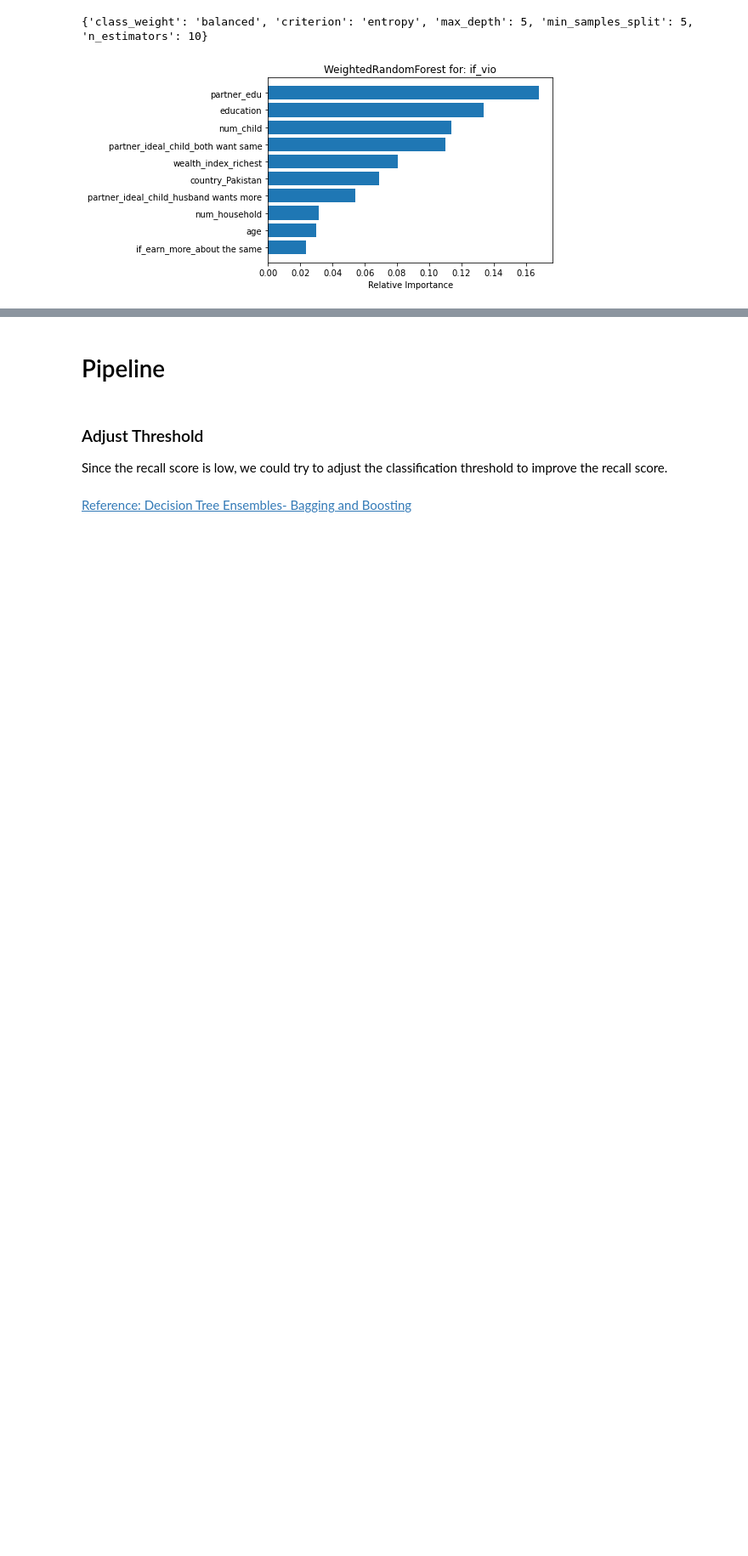
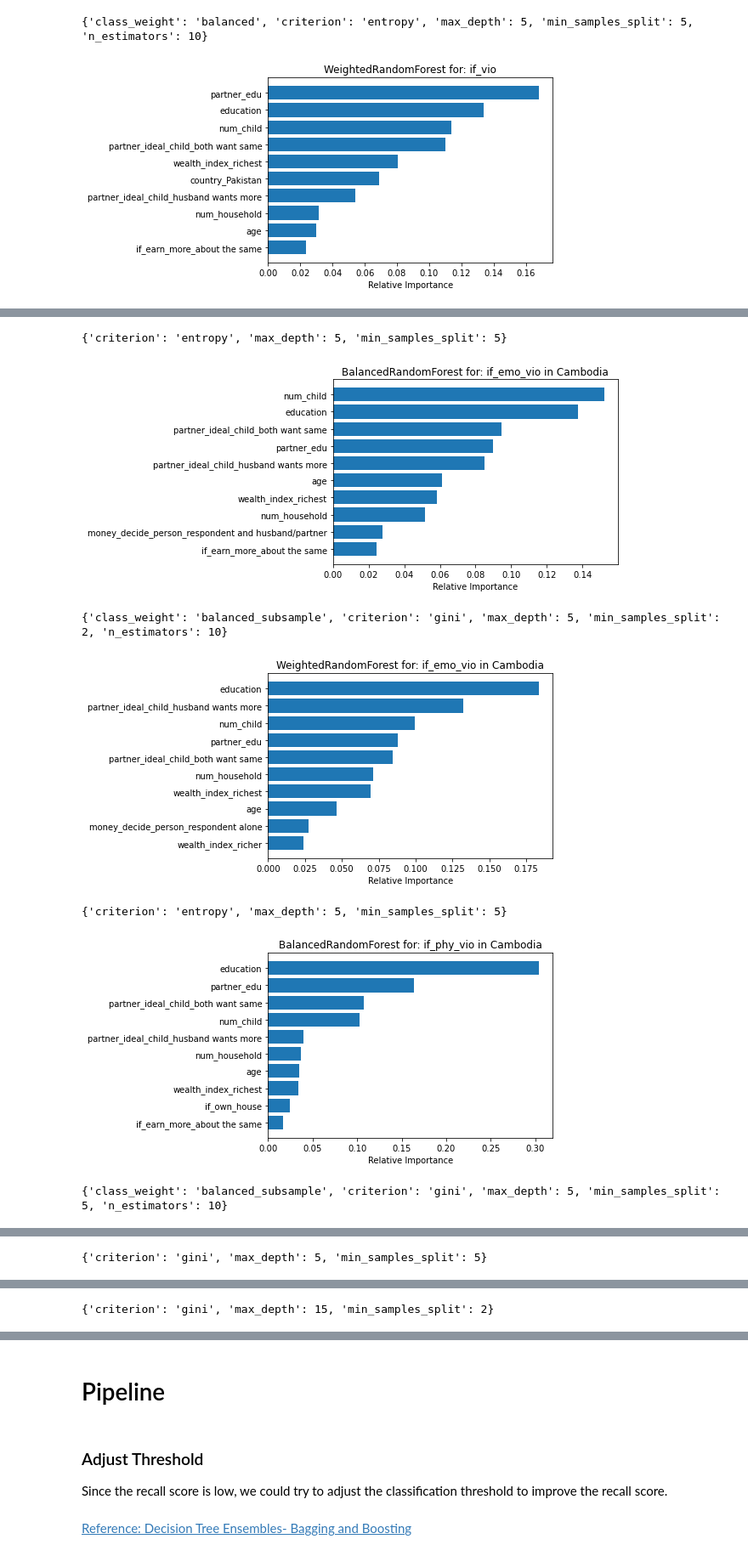
Before and after one commit to keiraou/ML-final-project, a Jupyter notebook: Tree_ensembles_analysis.ipynb, the cells around one changed output, grey strips where cells are left out. Shown: that part at 85% size. Drawn from its saved outputs; the diff is of its cells as text; code cells hidden in the pictures; blank space fills up the shorter version.

```diff
--- a/Tree_ensembles_analysis.ipynb
+++ b/Tree_ensembles_analysis.ipynb
@@ -305,0 +308,10 @@ best_models.to_csv('model_result/best_model_test_result_tree_5combined')
+# %%
+NUMERIC_FEATURES = ['age','education','num_household','num_child',
+                    'partner_edu','if_own_house','if_employment_current']
+CATGORICAL_FEATURES = ['if_urban','wealth_index','if_earn_more','sex_head_household',
+              'partner_ideal_child','money_decide_person']
+FEATURES = NUMERIC_FEATURES + CATGORICAL_FEATURES
+TARGET_LST = ['if_emo_vio', 'if_phy_vio', 'if_sex_vio', 'if_vio']
+# %%
+model_result_seperate = pd.read_csv("model_result/result_model_trees_5seperate.csv")
+model_result_seperate.head()
@@ -305,0 +325,5 @@ best_models.to_csv('model_result/best_model_test_result_tree_5combined')
+# %%
+idx = model_result_seperate.groupby(['country','target', 'model'])['f1'].idxmax()
+# model_result_merged.loc[idx, ['target','model', 'params', 'f1']]
+best_models = model_result_seperate.loc[idx,:]
+best_models
@@ -305,0 +348,31 @@ best_models.to_csv('model_result/best_model_test_result_tree_5combined')
+# %%
+for i, row in best_models.iterrows():
+    if row['f1'] > 0.3:
+        country = row['country']
+        target_col = row['target']
+        model_name = row['model']
+        params = ast.literal_eval(row['params'])
+        print (params)
+        model = MODEL_DICT[model_name]
+        model.set_params(**params)
+        features, target = pipeline_tree.preprocess_data(df, FEATURES, target_col, CATGORICAL_FEATURES)
+        X_train, X_test, y_train, y_test = pipeline_tree.split_data(features, target, NUMERIC_FEATURES)
+        model.fit(X_train, y_train)
+        y_pred = model.predict(X_test)
+        pipeline_tree.plot_precision_recall_curve(model, X_test, y_test)
+        best_models.at[i, 'f1_test'] = metrics.f1_score(y_test, y_pred)
+        best_models.at[i, 'accuracy_test'] = metrics.accuracy_score(y_test, y_pred)
+        best_models.at[i, 'precision_test'] = metrics.precision_score(y_test, y_pred)
+        best_models.at[i, 'recall_test'] = metrics.recall_score(y_test, y_pred)
+        best_models.at[i, 'roc_auc_test'] = metrics.roc_auc_score(y_test, y_pred)
+        best_models.at[i, 'model_object'] = model
+        title_str = model_name + ' for: ' + target_col + ' in ' + country
+        pipeline_tree.plot_importances(model,X_train, n=10, title=title_str)
+# %% [output]
+{'criterion': 'entropy', 'max_depth': 5, 'min_samples_split': 5}
+[figure, added]
+{'class_weight': 'balanced_subsample', 'criterion': 'gini', 'max_depth': 5, 'min_samples_split': 2, 'n_estimators': 10}
+[figure, added]
+{'criterion': 'entropy', 'max_depth': 5, 'min_samples_split': 5}
+[figure, added]
+{'class_weight': 'balanced_subsample', 'criterion': 'gini', 'max_depth': 5, 'min_samples_split': 5, 'n_estimators': 10}
@@ -305,0 +380 @@ best_models.to_csv('model_result/best_model_test_result_tree_5combined')
+{'criterion': 'gini', 'max_depth': 5, 'min_samples_split': 5}
@@ -305,0 +382 @@ best_models.to_csv('model_result/best_model_test_result_tree_5combined')
+{'criterion': 'gini', 'max_depth': 15, 'min_samples_split': 2}
```
Also changed, not shown: parts of 35 cells of this notebook.
